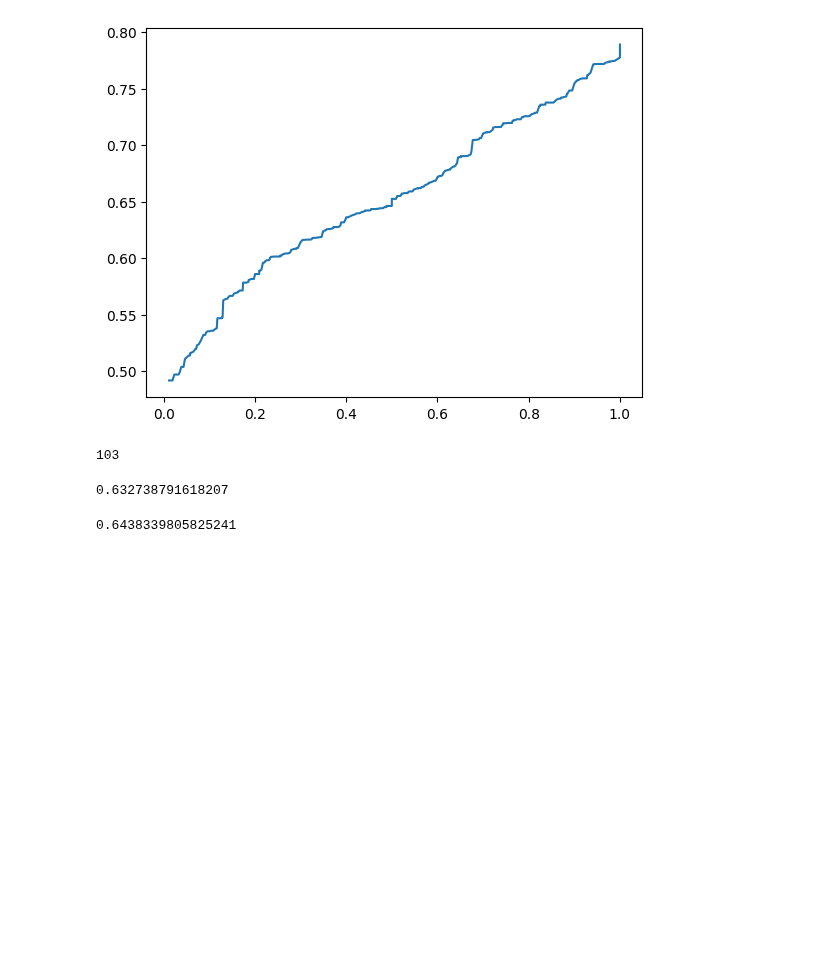
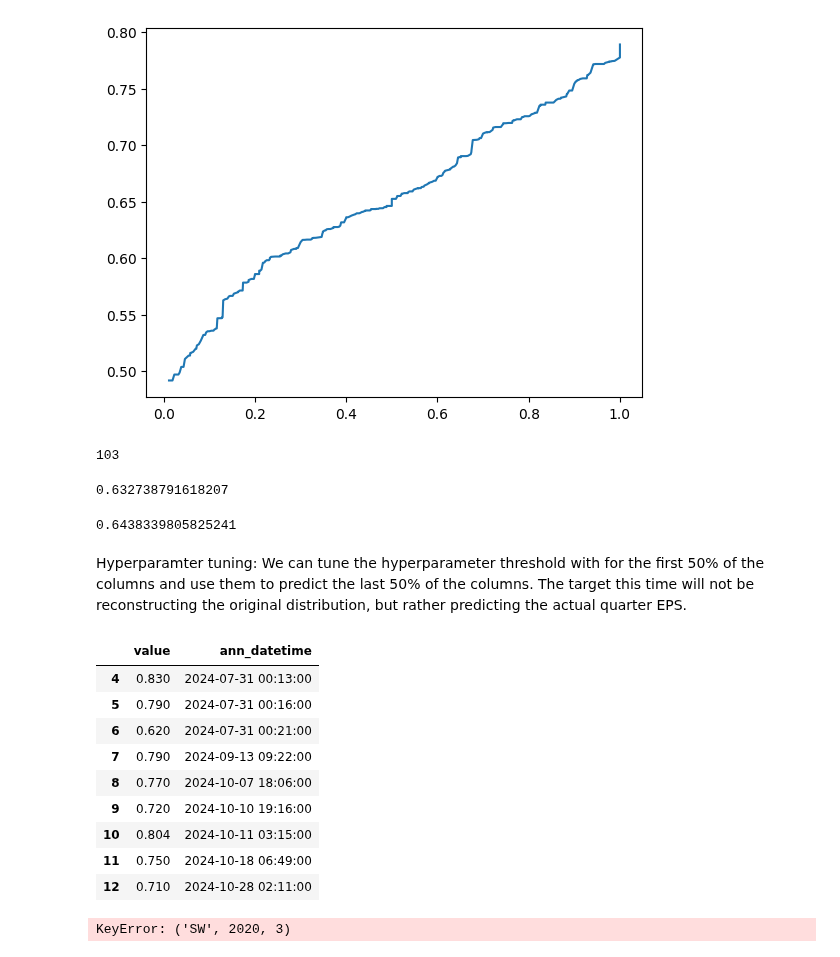
Before and after one commit to jacobf18/Dist-NN, a Jupyter notebook: wrds.ipynb, the cells around one changed output. Cells and saved outputs as stored; diff of their text form; code cells hidden in the pictures; blank space fills up the shorter version.

```diff
--- a/wrds.ipynb
+++ b/wrds.ipynb
@@ -77,0 +95,5 @@ ibes_data['AAPL'].head()
+# %%
+for t, data in ibes_data.items():
+    data = data.dropna()
+    if data['anndats_act'].unique().shape[0] != 20:
+        print(t, data['anndats_act'].unique().shape)
@@ -77,0 +118,2 @@ ibes_data['AAPL'].head()
+# %%
+for t, data in ibes_data.items():
@@ -77,0 +223,5 @@ ibes_data['AAPL'].head()
+# %%
+for t, data in ibes_data.items():
+    first_fpedats = pd.to_datetime(data['fpedats'].iloc[0], format='%Y-%m-%d')
+    if first_fpedats > pd.to_datetime('2020-02-01'):
+        print(t, first_fpedats)
@@ -436,3 +604,5 @@ expectation(barycenter)
 step_function(*barycenter, 0.5)
 # %% [output]
 0.6438339805825241
+# %% [markdown]
+Hyperparamter tuning: We can tune the hyperparameter threshold with for the first 50% of the columns and use them to predict the last 50% of the columns. The target this time will not be reconstructing the original distribution, but rather predicting the actual quarter EPS.
@@ -438,0 +656,17 @@ step_function(*barycenter, 0.5)
+# %%
+quarterly_data['SW', 2020, 2]
+# %% [output]
+|  | value | ann_datetime |
+| 4 | 0.830 | 2024-07-31 00:13:00 |
+| 5 | 0.790 | 2024-07-31 00:16:00 |
+| 6 | 0.620 | 2024-07-31 00:21:00 |
+| 7 | 0.790 | 2024-09-13 09:22:00 |
+| 8 | 0.770 | 2024-10-07 18:06:00 |
+| 9 | 0.720 | 2024-10-10 19:16:00 |
+| 10 | 0.804 | 2024-10-11 03:15:00 |
+| 11 | 0.750 | 2024-10-18 06:49:00 |
+| 12 | 0.710 | 2024-10-28 02:11:00 |
+# %%
+eta = optimize_eta('AAPL', quarterly_actual, quarterly_data)
+# %% [output]
+KeyError: ('SW', 2020, 3)
```
Also changed, not shown: parts of 9 cells of this notebook.
